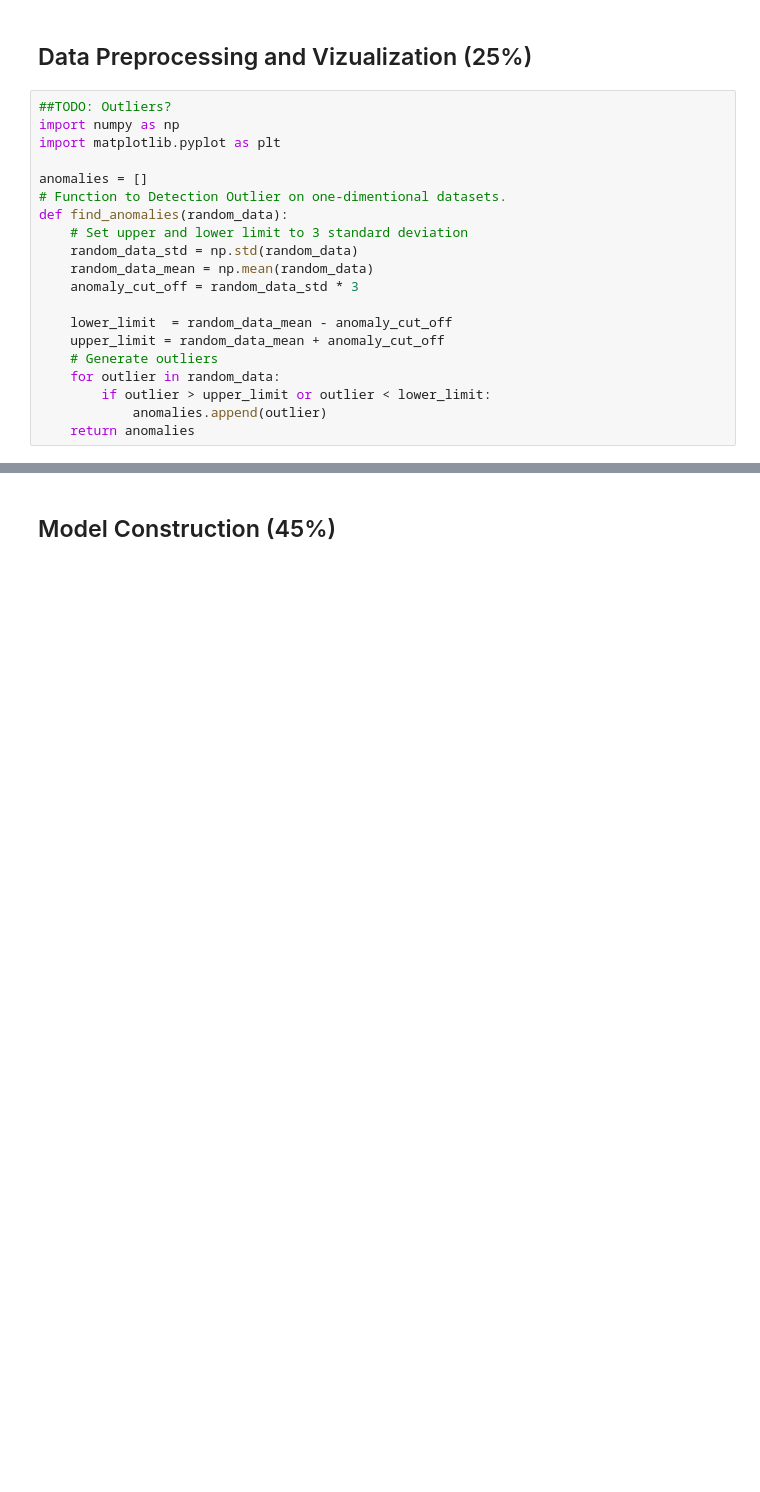
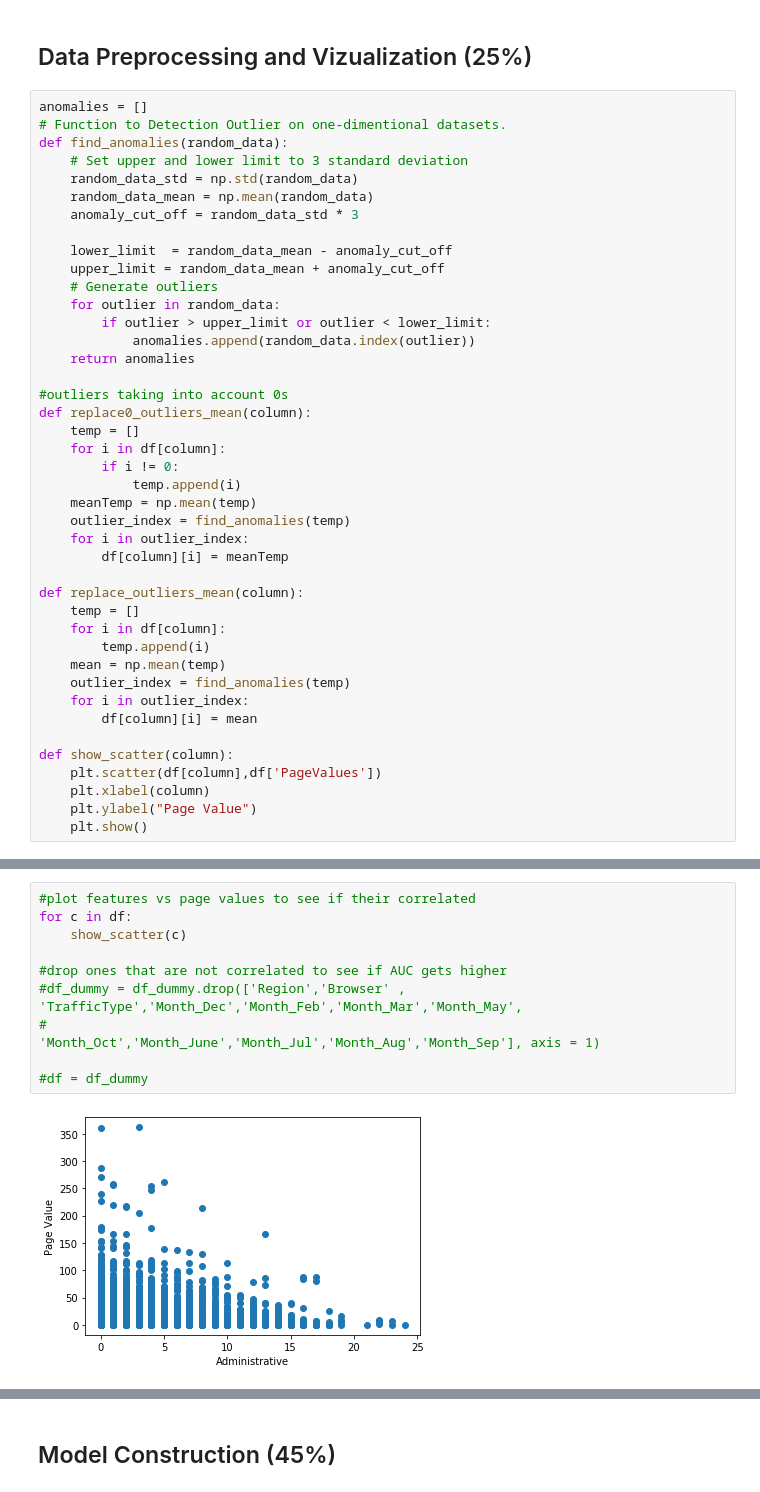
Before and after one commit to goldiemalamud/OnlineShopperIntentions, a Jupyter notebook: OnlineShopperIntentions.ipynb, the cells around one changed output, grey strips where cells are left out. Cells and saved outputs as stored; diff of their text form; blank space fills up the shorter version.

```diff
--- a/OnlineShopperIntentions.ipynb
+++ b/OnlineShopperIntentions.ipynb
@@ -44,10 +50,6 @@ Python 3.7.4
 # %% [markdown]
 ## Data Preprocessing and Vizualization (25%)
 # %%
-##TODO: Outliers?
-import numpy as np
-import matplotlib.pyplot as plt
-
 anomalies = []
 # Function to Detection Outlier on one-dimentional datasets.
 def find_anomalies(random_data):
@@ -61,5 +63,31 @@ def find_anomalies(random_data):
     # Generate outliers
     for outlier in random_data:
         if outlier > upper_limit or outlier < lower_limit:
-            anomalies.append(outlier)
+            anomalies.append(random_data.index(outlier))
     return anomalies
+
+#outliers taking into account 0s
+def replace0_outliers_mean(column):
+    temp = []
+    for i in df[column]:
+        if i != 0:
+            temp.append(i)
+    meanTemp = np.mean(temp)
+    outlier_index = find_anomalies(temp)
+    for i in outlier_index:
+        df[column][i] = meanTemp
+
+def replace_outliers_mean(column):
+    temp = []
+    for i in df[column]:
+        temp.append(i)
+    mean = np.mean(temp)
+    outlier_index = find_anomalies(temp)
+    for i in outlier_index:
+        df[column][i] = mean
+
+def show_scatter(column):
+    plt.scatter(df[column],df['PageValues'])
+    plt.xlabel(column)
+    plt.ylabel("Page Value")
+    plt.show()
@@ -131,0 +214,12 @@ means_models
+# %%
+#plot features vs page values to see if their correlated
+for c in df:
+    show_scatter(c)
+
+#drop ones that are not correlated to see if AUC gets higher
+#df_dummy = df_dummy.drop(['Region','Browser' , 'TrafficType','Month_Dec','Month_Feb','Month_Mar','Month_May',
+#                          'Month_Oct','Month_June','Month_Jul','Month_Aug','Month_Sep'], axis = 1)
+
+#df = df_dummy
+# %% [output]
+[figure, added]
```
Also changed, not shown: parts of 10 cells of this notebook, 1 other file.
